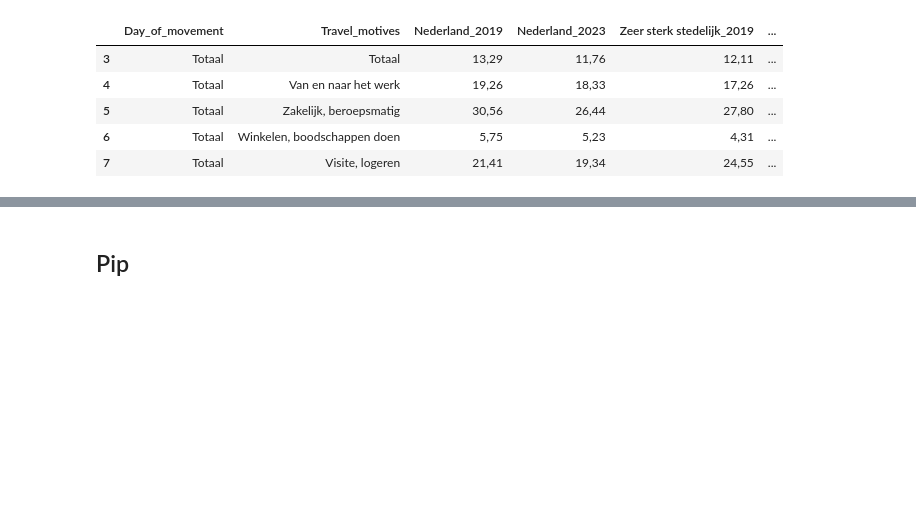
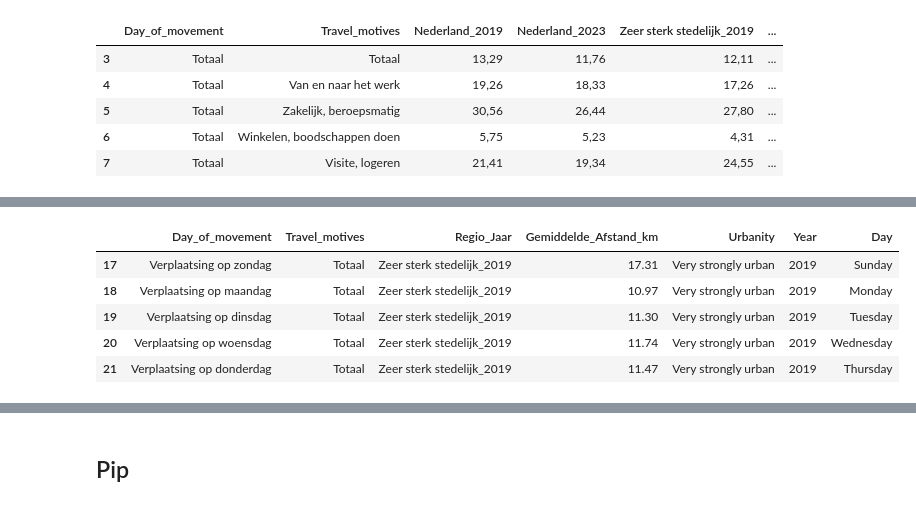
Before and after one commit to wendyqxc/Group8, a Jupyter notebook: Code_per_person.ipynb, the cells around one changed output, grey strips where cells are left out. Cells and saved outputs as stored; diff of their text form; code cells hidden in the pictures; blank space fills up the shorter version.

```diff
--- a/Code_per_person.ipynb
+++ b/Code_per_person.ipynb
@@ -137,14 +139,48 @@ df_long.head(20)
 | 18 | Verplaatsing op maandag | Totaal | Zeer sterk stedelijk_2019 | 10.97 | Zeer sterk stedelijk | 2019 | Maandag |
 | 19 | Verplaatsing op dinsdag | Totaal | Zeer sterk stedelijk_2019 | 11.30 | Zeer sterk stedelijk | 2019 | Dinsdag |
 # %%
-"""Filtering the data to make the graph"""
+"""Filtering the data to make usefull graphs"""
 df_long['Day'] = df_long['Day'].astype(str).str.strip() #remove all white spaces from the strings in column 'Day'
 df_long = df_long[df_long['Day'] != 'Totaal'] #show data for all days except for the 'totaal'
 
-df_long = df_long[df_long['Stedelijkheid'] != 'Nederland'] #show data for levels of urbanity except for the 'totaal'
+df_long = df_long[df_long['Urbanity'] != 'Nederland'] #show data for levels of urbanity except for the 'totaal' (so for whole Netherlands)
 
 day_order = ['Maandag','Dinsdag','Woensdag','Donderdag','Vrijdag','Zaterdag','Zondag',] #making a list which shows the days in logical order
 df_long['Day'] = pd.Categorical(df_long['Day'], categories=day_order, ordered=True) #sorting the days according to the logical order
+
+#converting the days to english
+day_translation = {
+    'Maandag': 'Monday',
+    'Dinsdag': 'Tuesday',
+    'Woensdag': 'Wednesday',
+    'Donderdag': 'Thursday',
+    'Vrijdag': 'Friday',
+    'Zaterdag': 'Saturday',
+    'Zondag': 'Sunday',
+    'Totaal': 'Total'
+}
+df_long['Day'] = df_long['Day'].replace(day_translation)
+
+#converting the level of urbanity to english
+sted_translation = {
+    'Nederland': 'Netherlands',
+    'Zeer sterk stedelijk': 'Very strongly urban',
+    'Sterk stedelijk': 'Strongly urban',
+    'Matig stedelijk': 'Moderately urban',
+    'Weinig stedelijk': 'Slightly urban',
+    'Niet stedelijk': 'Not urban'
+}
+
+df_long['Urbanity'] = df_long['Urbanity'].replace(sted_translation)
+
+df_long.head()
+# %% [output]
+|  | Day_of_movement | Travel_motives | Regio_Jaar | Gemiddelde_Afstand_km | Urbanity | Year | Day |
+| 17 | Verplaatsing op zondag | Totaal | Zeer sterk stedelijk_2019 | 17.31 | Very strongly urban | 2019 | Sunday |
+| 18 | Verplaatsing op maandag | Totaal | Zeer sterk stedelijk_2019 | 10.97 | Very strongly urban | 2019 | Monday |
+| 19 | Verplaatsing op dinsdag | Totaal | Zeer sterk stedelijk_2019 | 11.30 | Very strongly urban | 2019 | Tuesday |
+| 20 | Verplaatsing op woensdag | Totaal | Zeer sterk stedelijk_2019 | 11.74 | Very strongly urban | 2019 | Wednesday |
+| 21 | Verplaatsing op donderdag | Totaal | Zeer sterk stedelijk_2019 | 11.47 | Very strongly urban | 2019 | Thursday |
 # %%
 """Making the graph for level of urbanity using seaborn"""
 g = sns.relplot(
```
Also changed, not shown: parts of 5 cells of this notebook.
